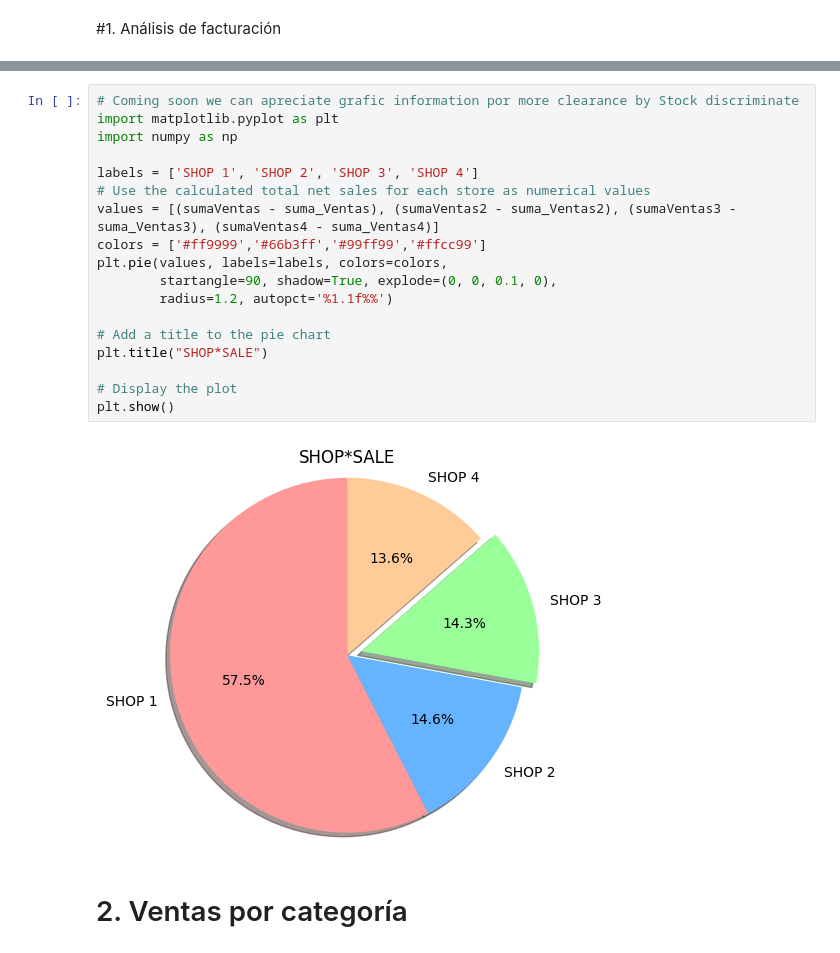
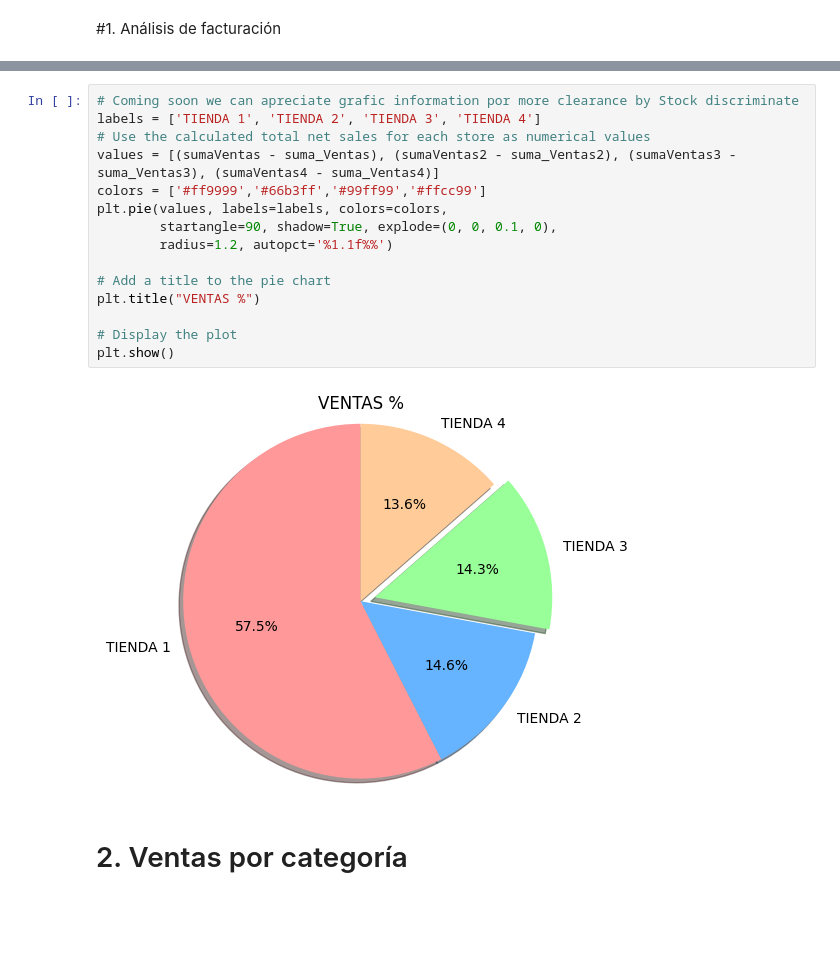
Before and after one commit to Oxpol85/Data-Base-Challenge-Juan-shop, a Jupyter notebook: AluraStoreLatam.ipynb, the cells around one changed output, grey strips where cells are left out. Cells and saved outputs as stored; diff of their text form; blank space fills up the shorter version.

```diff
--- a/AluraStoreLatam.ipynb
+++ b/AluraStoreLatam.ipynb
@@ -76,23 +80,20 @@ Total tiendas es: $7,248,341,900,COP
 # %%
 # Coming soon we can apreciate grafic information por more clearance by Stock discriminate
-import matplotlib.pyplot as plt
-import numpy as np
-
-labels = ['SHOP 1', 'SHOP 2', 'SHOP 3', 'SHOP 4']
+labels = ['TIENDA 1', 'TIENDA 2', 'TIENDA 3', 'TIENDA 4']
 # Use the calculated total net sales for each store as numerical values
 values = [(sumaVentas - suma_Ventas), (sumaVentas2 - suma_Ventas2), (sumaVentas3 - suma_Ventas3), (sumaVentas4 - suma_Ventas4)]
 colors = ['#ff9999','#66b3ff','#99ff99','#ffcc99']
 plt.pie(values, labels=labels, colors=colors,
         startangle=90, shadow=True, explode=(0, 0, 0.1, 0),
         radius=1.2, autopct='%1.1f%%')
 
 # Add a title to the pie chart
-plt.title("SHOP*SALE")
+plt.title("VENTAS %")
 
 # Display the plot
 plt.show()
 # %% [output]
-[figure, old version]
+[figure, new version]
 # %% [markdown]
 # 2. Ventas por categoría
 # %%
```
Also changed, not shown: parts of 6 cells of this notebook.
